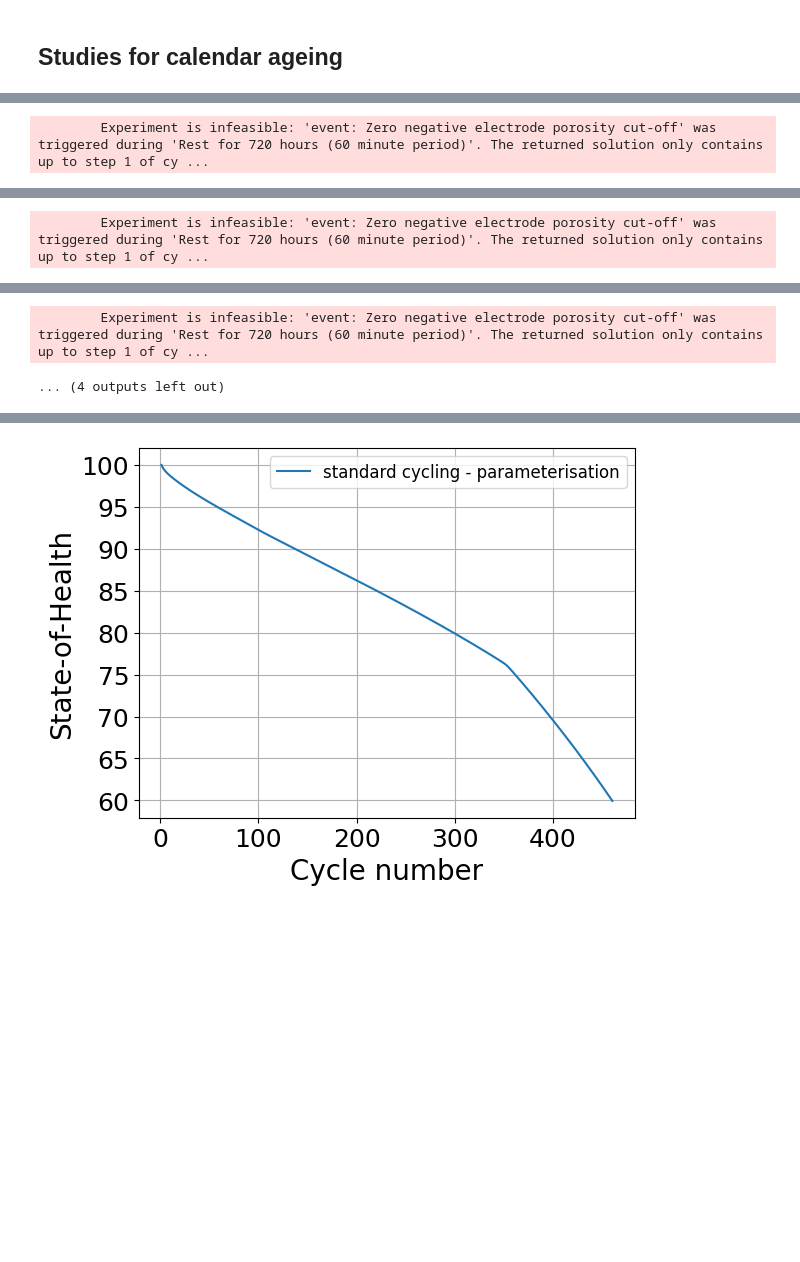
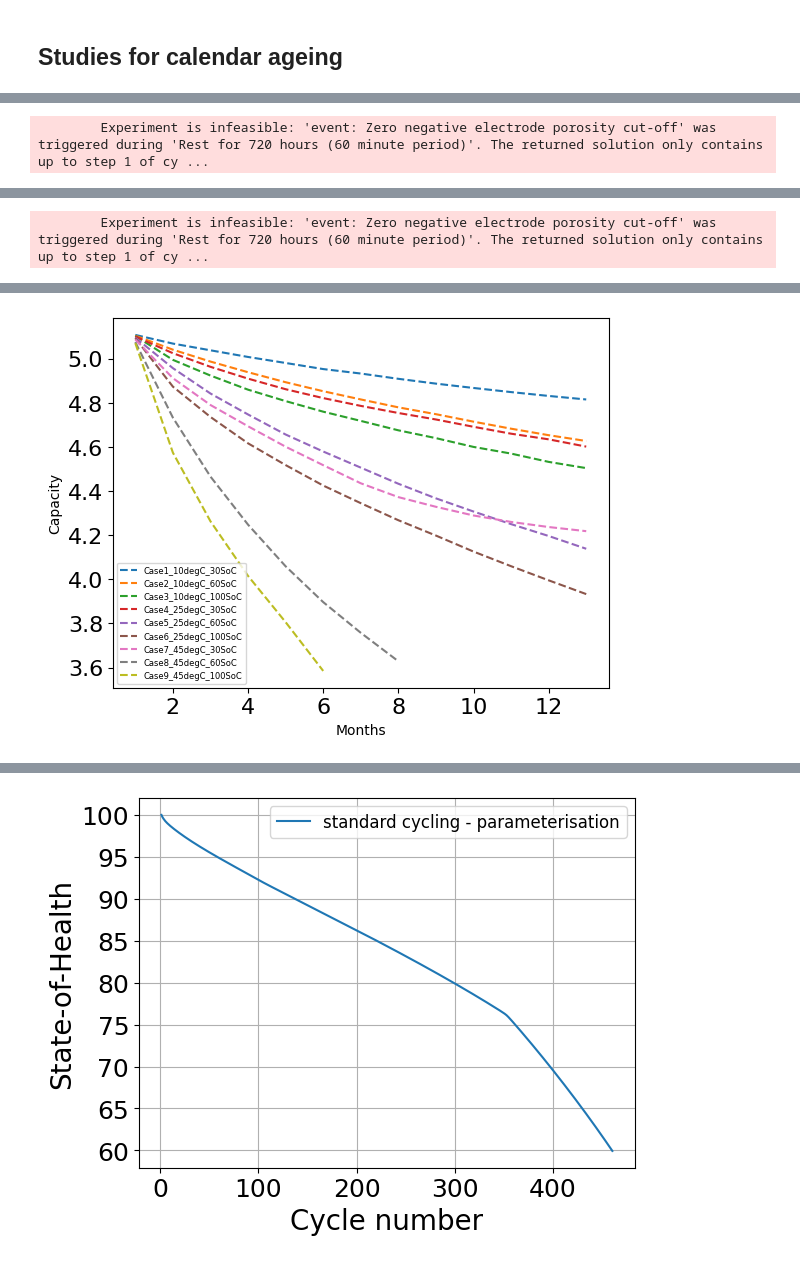
Before and after one commit to ganmadche/PyBaMMlocal, a Jupyter notebook: wip/paperKneedfn2026_calendarStudies.ipynb, the cells around one changed output, grey strips where cells are left out. Saved outputs shown, nothing was run; the diff lists cells and outputs as text; code cells hidden in the pictures; blank space fills up the shorter version.

```diff
--- a/wip/paperKneedfn2026_calendarStudies.ipynb
+++ b/wip/paperKneedfn2026_calendarStudies.ipynb
@@ -134,7 +137,7 @@ time_per_cycle = 24/cycles_per_day #in hours
 crate_ref = 0.1
 period_charge_discharge = 5
 period_rest = 60
-safe_solver = pybamm.IDAKLUSolver() #mode="safe", ,  dt_max= dt_max
+safe_solver = pybamm.IDAKLUSolver(options={"dt_max": 50}) #mode="safe", ,  dt_max= dt_max
 
 
 simcase_list = []
@@ -231,5 +234,4 @@ Took 8.237 ms
-        Experiment is infeasible: 'event: Zero negative electrode porosity cut-off' was triggered during 'Rest for 720 hours (60 minute period)'. The returned solution only contains up to step 1 of cy ...
-... (4 outputs left out)
+[figure, added]
 # %%
 df3 = pd.read_csv(f"{current_directory}/paperstudies2026/calendarStudies/Cases_for_Calendar_ageing.csv")
 cycles_per_day =1
```
Also changed, not shown: parts of 6 cells of this notebook, 3 other files.
